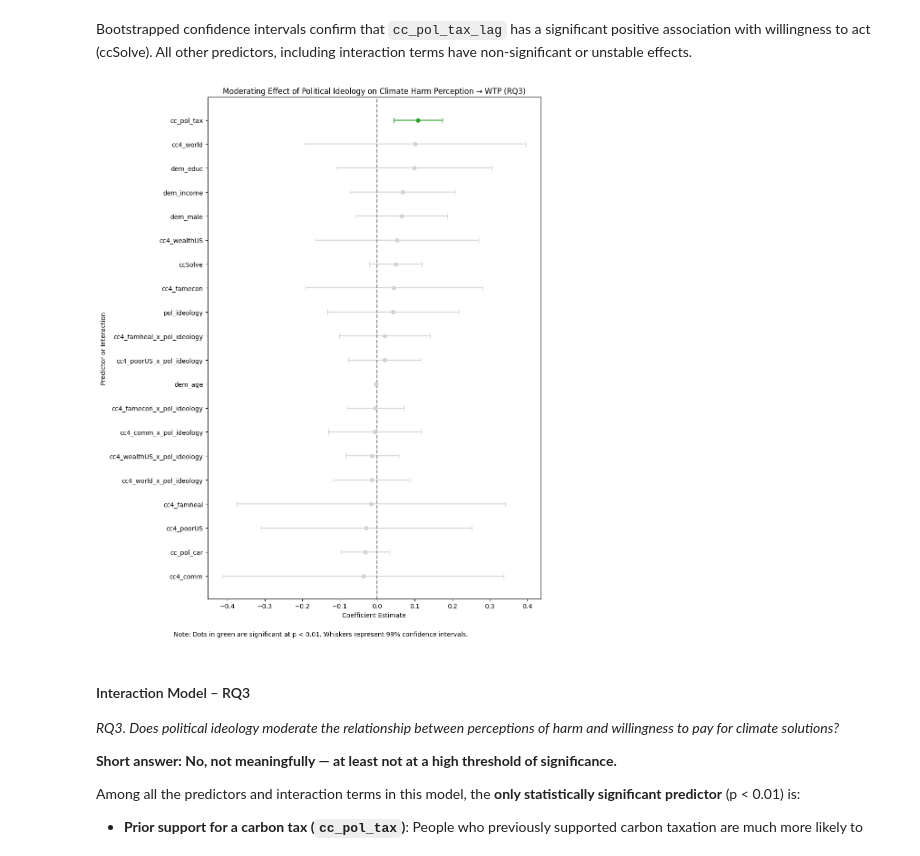
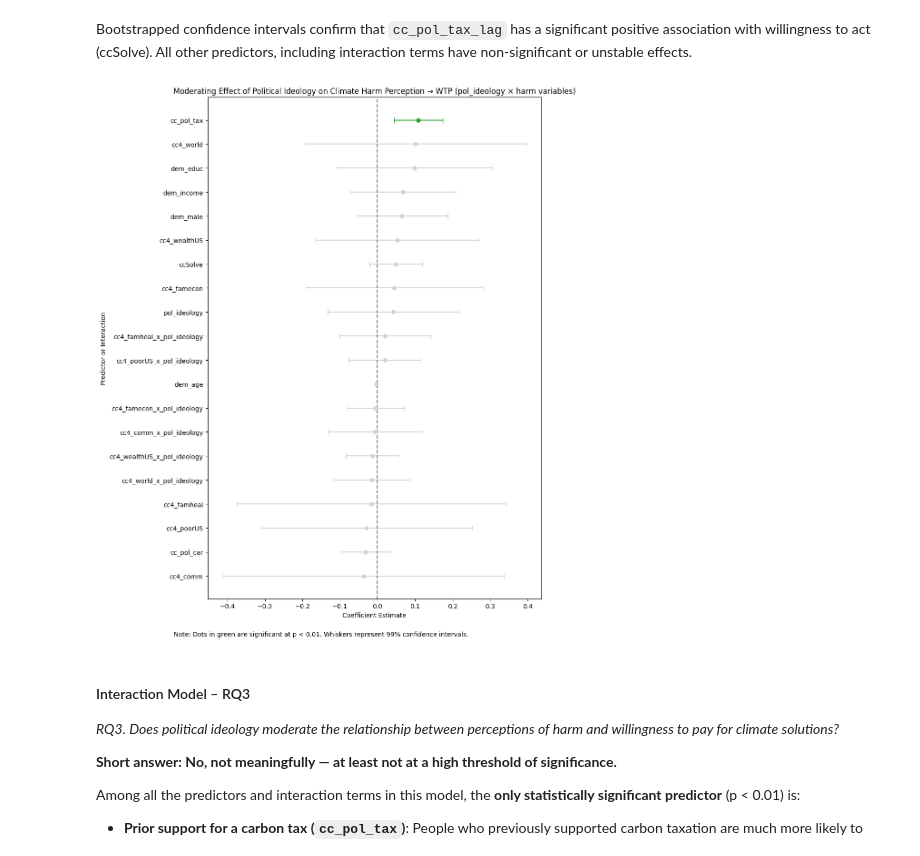
Before and after one commit to paraskevasleivadaros/climate-opinions-and-elections, a Jupyter notebook: notebooks/2-modeling-and-inference.ipynb, the cells around one changed output. Saved outputs shown, nothing was run; the diff lists cells and outputs as text; code cells hidden in the pictures.

```diff
--- a/notebooks/2-modeling-and-inference.ipynb
+++ b/notebooks/2-modeling-and-inference.ipynb
@@ -314,7 +314,7 @@ fig, axs = plt.subplots(1, 2, figsize=(16, 12), sharex=True, sharey=True)
 for i, (ax, df, title, color) in enumerate(zip(
     axs,
     [df_tax, df_car],
-    ["Policy Support: Carbon Tax (RQ1)", "Policy Support: Emissions Standards (RQ1)"],
+    ["Policy Support: Carbon Tax (cc_pol_tax)", "Policy Support: Emissions Standards (cc_pol_car)"],
     ["tab:blue", "tab:orange"]
 )):
     for _, row in df.iterrows():
@@ -1169,26 +1169,26 @@ for _, row in plot_df.iterrows():
         fmt='o',
         color=color,
         ecolor=color,
         capsize=4
     )
 
 plt.axvline(0, color='gray', linestyle='--')
-plt.title("Moderating Effect of Political Ideology on Climate Harm Perception → WTP (RQ3)")
+plt.title("Moderating Effect of Political Ideology on Climate Harm Perception → WTP (pol_ideology × harm variables)")
 plt.xlabel("Coefficient Estimate")
 plt.ylabel("Predictor or Interaction")
 
 # --- Updated: note for 99% CI and p < 0.01 threshold
 plt.figtext(
     0.5, -0.02,
     "Note: Dots in green are significant at p < 0.01. Whiskers represent 99% confidence intervals.",
     ha='center', fontsize=10
 )
 
 plt.tight_layout()
 plt.savefig("../results/rq3_dot_whisker_moderation.png", dpi=600)
 plt.show()
 # %% [output]
-[figure, old version]
+[figure, new version]
 # %% [markdown]
 #### Interaction Model – RQ3
 *RQ3. Does political ideology moderate the relationship between perceptions of harm and willingness to pay for climate solutions?*
```
Also changed, not shown: parts of 13 cells of this notebook, 14 other files.
